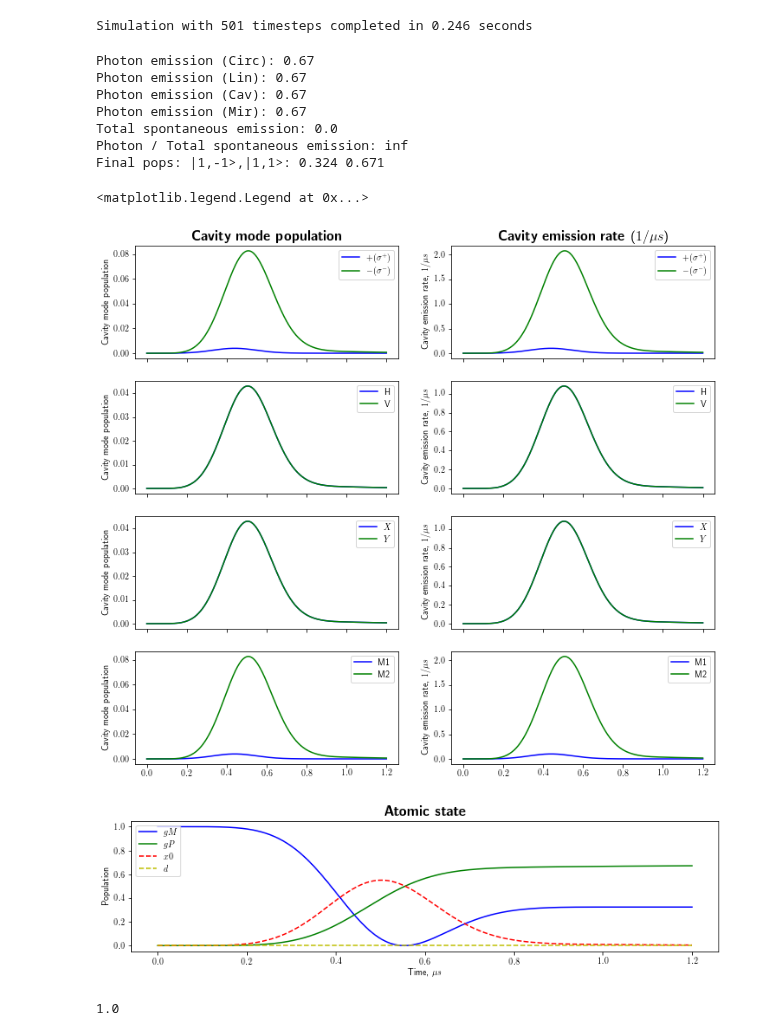
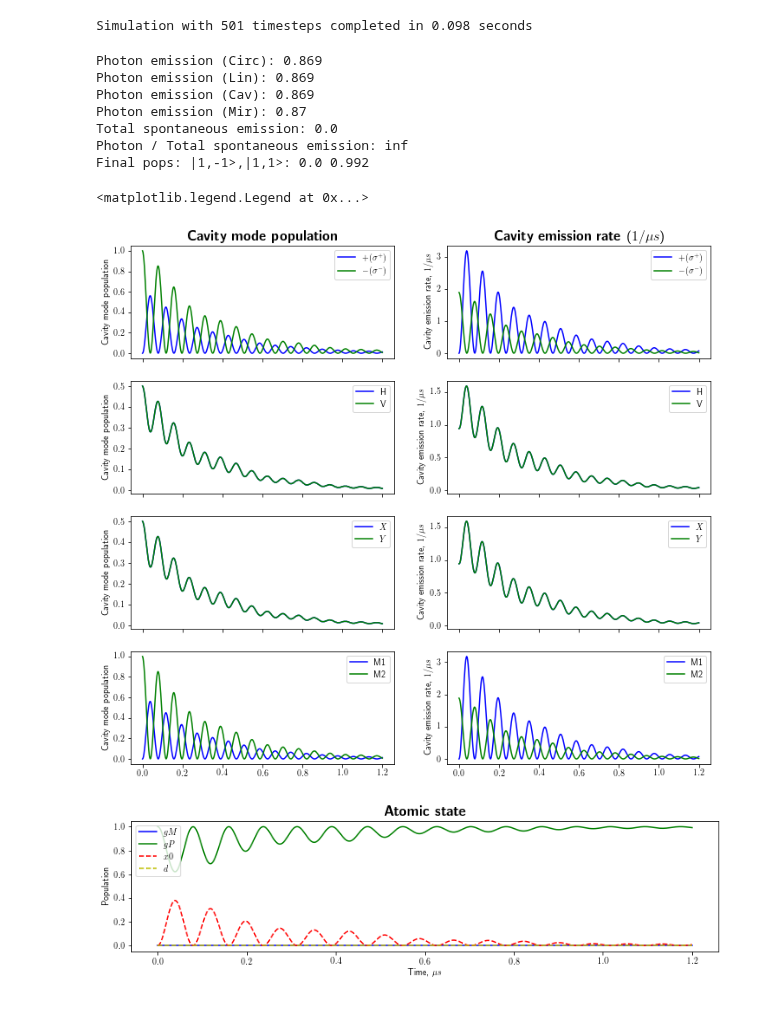
Before and after one commit to tomdbar/rb-cqed, a Jupyter notebook: vStirap-3lvl-complex-biref.ipynb, the cells around one changed output. Drawn from its saved outputs; the diff is of its cells as text; code cells hidden in the pictures.

```diff
--- a/vStirap-3lvl-complex-biref.ipynb
+++ b/vStirap-3lvl-complex-biref.ipynb
@@ -90,9 +95,11 @@ Coupling parameters.
    gamma:  Decay of the atomic amplitude.
    deltaP: Splitting of the cavity polarisation eigenmodes.
 '''
-kappa1,kappa2 = 2 * 2.*np.pi, 2 * 2.*np.pi
+kappa1,kappa2 = 0.45 * 2.*np.pi, 0.15 * 2.*np.pi
 gamma = 0 * 2.*np.pi
-deltaP = 20 * 2.*np.pi
+deltaP = 10 * 2.*np.pi
+
+args_system['deltaP']=deltaP
 
 # State the detuning of the Raman resonance
 deltaOffsetVStirap = 0
@@ -104,7 +111,6 @@ deltaC = deltaOffsetVStirap
 #deltaC -= deltaP/2 # Puts the |X> cavity mode in Raman resonance
 #deltaC += deltaP/2 # Puts the |Y> cavity mode on Raman resonance
 
-
 # Atom-cavity coupling rate
 g = 4 * (2*np.pi)
 # %%
@@ -632,9 +659,17 @@ Perform simulation
 '''
 t,tStep = np.linspace(0, lengthSim, 501, retstep=True)
 
-psi0 = ket(*['gM',0,0]) # Initial state of the system
+#psi0 = ket(*['x0',0,0]) # Initial state of the system
+
+#psi0=(ket(*['d',1,0]) - i*ket(*['d',0,1]))/np.sqrt(2)
+
+psi0=tensor(basis(M, atomStates['gP']),(tensor(basis(N, 1), basis(N, 0)) -
+                                       i * tensor(basis(N, 0), basis(N, 1))
+                                       )/np.sqrt(2)
+             )
 
 opts = Options(rhs_reuse=False, rhs_filename='H_Stirap')
+#opts = Options()
 
 t_start = time.time()
 
@@ -643,7 +678,7 @@ output = mesolve(H_Stirap, psi0, t, c_op_list, [], args=args_hams_Stirap, option
 print('Simulation with {0} timesteps completed in {1} seconds'.format(
 t.size,np.round(time.time()-t_start,3) ))
 # %% [output]
-Simulation with 501 timesteps completed in 0.246 seconds
+Simulation with 501 timesteps completed in 0.098 seconds
 # %%
 '''
 Handle simulation results.  Here we produce plots showing the
@@ -654,6 +689,8 @@ photon emission in three polarisation bases:
 and the evolution of the atomic state.
 '''
 output_states = output.states
+
+n_sf=3
 
 '''
 Photon number operators for calculating the intra-cavity population in
@@ -671,14 +708,18 @@ anH_t,anV_t = anRot_series(t, alpha=alpha_LC, phi1=phi1_LC, phi2=phi2_LC)
 anM1_t,anM2_t = anRot_series(t, alpha=alpha_MC, phi1=phi1_MC, phi2=phi2_MC)
 
 exp_anP, exp_anM, exp_anH, exp_anV, exp_anM1, exp_anM2 =\
-    np.abs(np.array(
+        np.abs(np.array(
         [expect(list(an_list), state) for an_list,state in zip(zip(anP_t,anM_t, anH_t,anV_t, anM1_t,anM2_t),
                                                                output_states)]
         )).T
 
 exp_anX, exp_anY, exp_spontDecay =\
-    np.abs( expect([anX, anY, sigma_spontDecayOp], output_states) )
+    expect([anX, anY, sigma_spontDecayOp], output_states)
+    # np.abs( expect([anX, anY, sigma_spontDecayOp], output_states) )
 
+
+exp_anP, exp_anM, exp_anH, exp_anV, exp_anM1, exp_anM2, exp_anX, exp_anY, exp_spontDecay = \
+    np.round([exp_anP, exp_anM, exp_anH, exp_anV, exp_anM1, exp_anM2, exp_anX, exp_anY, exp_spontDecay],n_sf)
 '''
 Photon number operators for calculating cavity emission different polarisation
 bases.
@@ -809,41 +850,37 @@ axA,axB = a4a,a4b
 axA.plot(t, exp_anM1, 'b', label='M1')
 axA.plot(t, exp_anM2, 'g', label='M2')
 axA.set_ylabel('Cavity mode population')
 axA.legend(loc=1)
 
 # axB.plot(t, 2*kappa1 * exp_anM1, 'b', label='M1')
 # axB.plot(t, 2*kappa2 * exp_anM2, 'g', label='M2')
 # axB.set_ylabel('Cavity emission rate, $1/\mu s$')
 # axB.legend(loc=1)
 axB.plot(t, exp_emM1, 'b', label='M1')
 axB.plot(t, exp_emM2, 'g', label='M2')
 axB.set_ylabel('Cavity emission rate, $1/\mu s$')
 axB.legend(loc=1)
 
 f2, (a) = plt.subplots(1, 1, sharex=True, figsize=(12, 11/4))
 
 a.set_title('\\textbf{Atomic state}', fontsize=16)
 
 a.plot(t, exp_agM, 'b', label='$gM$')
 a.plot(t, exp_agP, 'g', label='$gP$')
 a.plot(t, exp_ax0, '--r', label='$x0$')
 a.plot(t, exp_ad, '--y', label='$d$')
 
 a.set_xlabel('Time, $\mu s$')
 a.set_ylabel('Population')
 a.legend(loc=2)
 # %% [output]
-Photon emission (Circ): 0.67
-Photon emission (Lin): 0.67
-Photon emission (Cav): 0.67
-Photon emission (Mir): 0.67
+Photon emission (Circ): 0.869
+Photon emission (Lin): 0.869
+Photon emission (Cav): 0.869
+Photon emission (Mir): 0.87
 Total spontaneous emission: 0.0
 Photon / Total spontaneous emission: inf
-Final pops: |1,-1>,|1,1>: 0.324 0.671
+Final pops: |1,-1>,|1,1>: 0.0 0.992
 <matplotlib.legend.Legend at 0x...>
-[figure, old version]
+[figure, new version]
-[figure, old version]
+[figure, new version]
-# %%
-alpha_AM
-# %% [output]
-1.0
```
Also changed, not shown: parts of 5 cells of this notebook, 1 other file.
